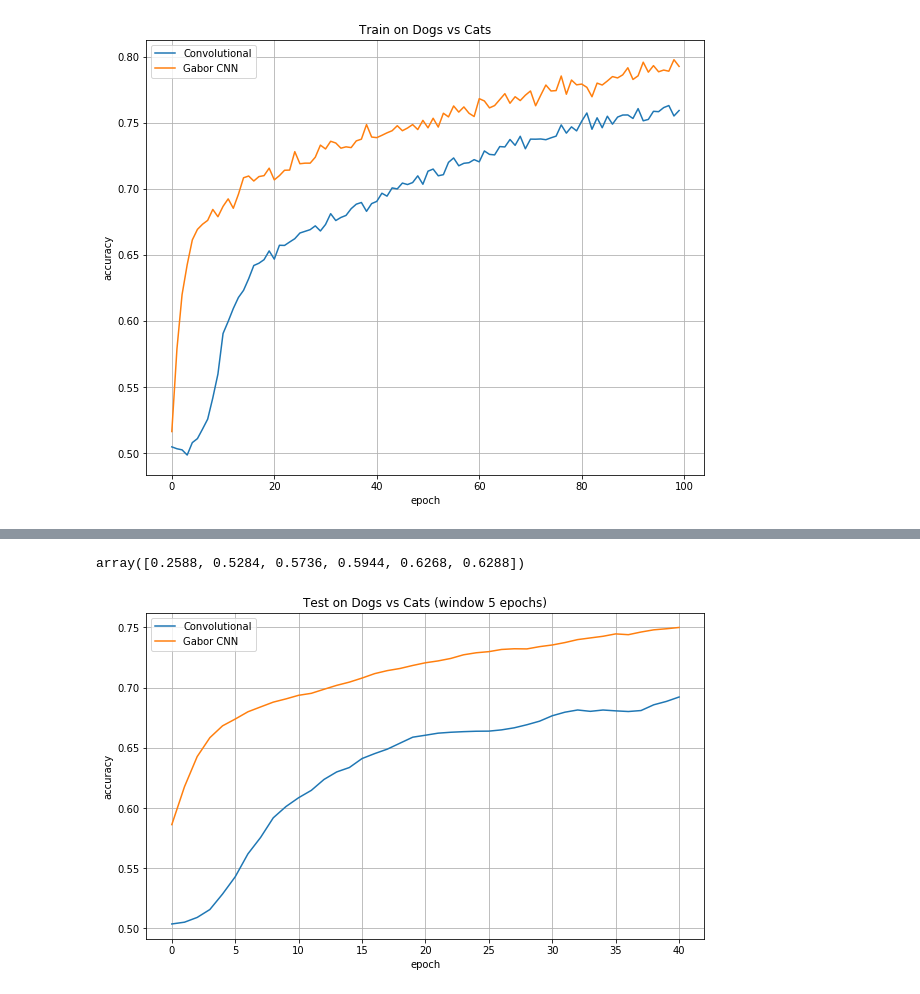
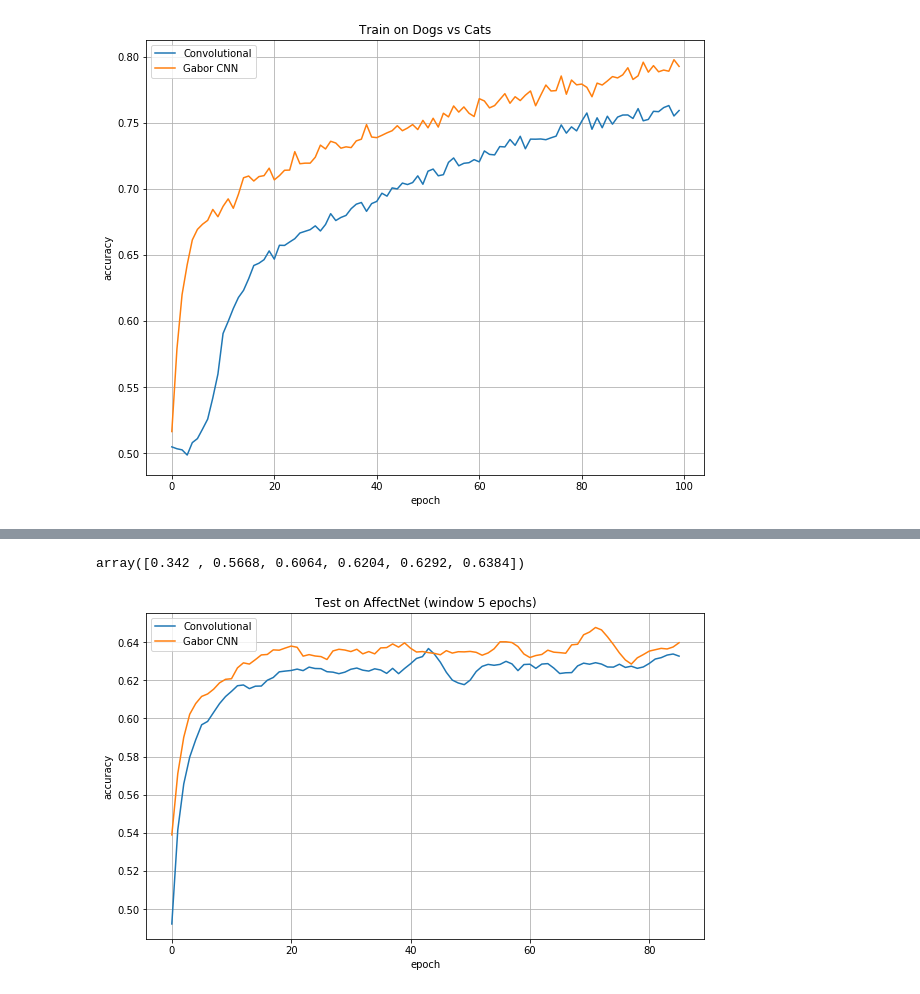
Before and after one commit to iKintosh/GaborNet, a Jupyter notebook: PLOTS.ipynb, the cells around one changed output, grey strips where cells are left out. Drawn from its saved outputs; the diff is of its cells as text; code cells hidden in the pictures.

Commit message:
no lr IMAGENET

```diff
--- a/PLOTS.ipynb
+++ b/PLOTS.ipynb
@@ -31,11 +31,11 @@ plt.show()
 [figure]
 [figure]
 # %%
-convnet_acc_train = np.load('AffectiveNet_convnet_acc_train.npy')
-convnet_acc_test = np.load('AffectiveNet_convnet_acc_test.npy')
+convnet_acc_train = np.load('01_04_AffectiveNet_convnet_acc_train.npy')
+convnet_acc_test = np.load('01_04_AffectiveNet_convnet_acc_test.npy')
 
-one_layer_gnet_acc_train = np.load('_AffectiveNet_new_init_one_layer_gnet_acc_train.npy')
-one_layer_gnet_acc_test = np.load('_AffectiveNet_new_init_one_layer_gnet_acc_test.npy')
+one_layer_gnet_acc_train = np.load('01_04_AffectiveNet_new_init_one_layer_gnet_acc_train.npy')
+one_layer_gnet_acc_test = np.load('01_04_AffectiveNet_new_init_one_layer_gnet_acc_test.npy')
 one_layer_gnet_acc_test[44] = one_layer_gnet_acc_test[36]
 # %%
 plt.figure(figsize=(10,6))
@@ -67,16 +67,16 @@ def running_mean(x, N):
 # %%
 convnet_acc_test[[0,4,9,19,34,44]]
 # %% [output]
-array([0.2588, 0.5284, 0.5736, 0.5944, 0.6268, 0.6288])
+array([0.342 , 0.5668, 0.6064, 0.6204, 0.6292, 0.6384])
 # %%
 plt.figure(figsize=(10,6))
-plt.plot(running_mean(convnet_acc_test[:45],5), label = 'Convolutional')
-plt.plot(running_mean(one_layer_gnet_acc_test[:45],5), label = 'Gabor CNN')
+plt.plot(running_mean(convnet_acc_test[:],5), label = 'Convolutional')
+plt.plot(running_mean(one_layer_gnet_acc_test[:],5), label = 'Gabor CNN')
 plt.legend(loc = 0)
 plt.grid()
-plt.title('Test on Dogs vs Cats (window 5 epochs)')
+plt.title('Test on AffectNet (window 5 epochs)')
 plt.xlabel('epoch')
 plt.ylabel('accuracy')
 plt.show()
 # %% [output]
-[figure, old version]
+[figure, new version]
```
Also changed, not shown: parts of 1 cell of this notebook, 7 other files.
